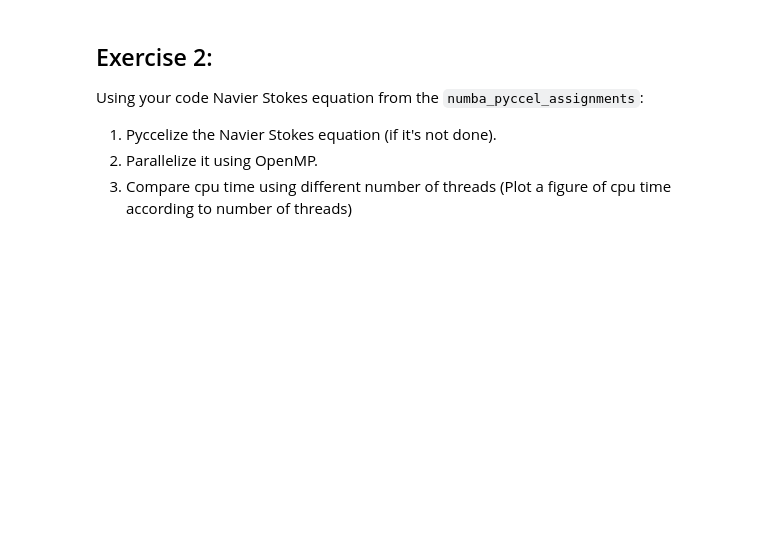
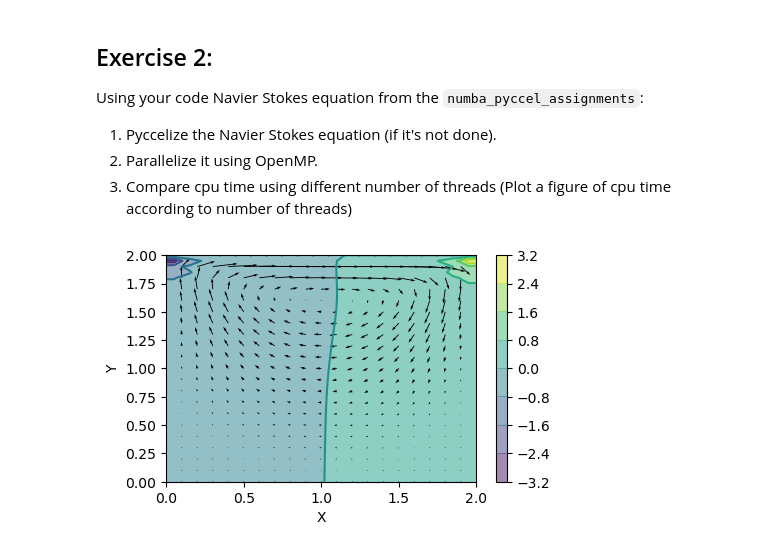
Before and after one commit to AfkhkharZaineb/Al-Khwarizmi-HPC-Programming, a Jupyter notebook: day03/assignments/openmp_part2.ipynb, the cells around one changed output. Cells and saved outputs as stored; diff of their text form; code cells hidden in the pictures; blank space fills up the shorter version.

```diff
--- a/day03/assignments/openmp_part2.ipynb
+++ b/day03/assignments/openmp_part2.ipynb
@@ -117,7 +47,0 @@ Overwriting test_con.py
-# %%
-u,v,x,y = non_linear_convection(101, 81, 81, 0.5, 2.0, 2.0)
-
-plot_3D(u,x,y,0,'Figure 1: c=0.5m/s, nt=101, nx=81, ny=81, t=0sec','u (m/s)')
-plot_3D(u,x,y,100,'Figure 2: c=0.5m/s, nt=101, nx=81, ny=81, t=0.5sec','u (m/s)')
-plot_3D(v,x,y,0,'Figure 3: c=0.5m/s, nt=101, nx=81, ny=81, t=0sec','v (m/s)')
-plot_3D(v,x,y,100,'Figure 4: c=0.5m/s, nt=101, nx=81, ny=81, t=0.5sec','v (m/s)')
@@ -137,0 +185,13 @@ Using your code Navier Stokes equation from the `numba_pyccel_assignments`:
+# %%
+def build_up_b_pyccel(b : 'float[:,:]', rho : float, dt : float, u : 'float[:,:]', v : 'float[:,:]', dx : float, dy : float):
+    #$omp parallel
+    b[1:-1, 1:-1] = (rho * (1 / dt *
+                    ((u[1:-1, 2:] - u[1:-1, 0:-2]) /
+                     (2 * dx) + (v[2:, 1:-1] - v[0:-2, 1:-1]) / (2 * dy)) -
+                    ((u[1:-1, 2:] - u[1:-1, 0:-2]) / (2 * dx))**2 -
+                      2 * ((u[2:, 1:-1] - u[0:-2, 1:-1]) / (2 * dy) *
+                           (v[1:-1, 2:] - v[1:-1, 0:-2]) / (2 * dx))-
+                          ((v[2:, 1:-1] - v[0:-2, 1:-1]) / (2 * dy))**2))
+    #$omp end parallel
+    return 0
+build_up_b = epyccel(build_up_b_pyccel,language = 'c',accelerators=['openmp'])
@@ -137,0 +270,32 @@ Using your code Navier Stokes equation from the `numba_pyccel_assignments`:
+# %%
+nx = 41
+ny = 41
+nt = 500
+nit = 50
+c = 1.0
+dx = 2 / (nx - 1)
+dy = 2 / (ny - 1)
+x = np.linspace(0, 2, nx)
+y = np.linspace(0, 2, ny)
+X, Y = np.meshgrid(x, y)
+
+rho = 1.0
+nu = .1
+dt = .001
+
+u = np.zeros((ny, nx))
+v = np.zeros((ny, nx))
+p = np.zeros((ny, nx))
+b = np.zeros((ny, nx))
+
+u, v, p = cavity_flow_pyccel(nit,nx,ny,nt, u, v, dt, dx, dy, p, rho, nu)
+
+fig = pyplot.figure(figsize=(5, 3), dpi=100)
+pyplot.contourf(X, Y, p, alpha=0.5, cmap=cm.viridis)
+pyplot.colorbar()
+pyplot.contour(X, Y, p, cmap=cm.viridis)
+pyplot.quiver(X[::2, ::2], Y[::2, ::2], u[::2, ::2], v[::2, ::2])
+pyplot.xlabel('X')
+pyplot.ylabel('Y');
+# %% [output]
+[figure, added]
```
Also changed, not shown: parts of 13 cells of this notebook, 1 other file.
